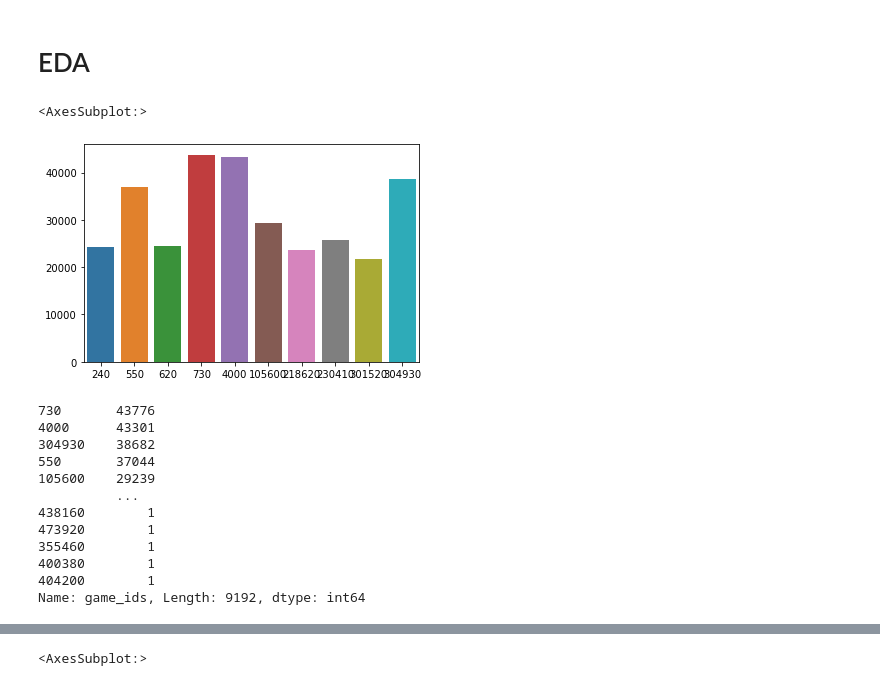
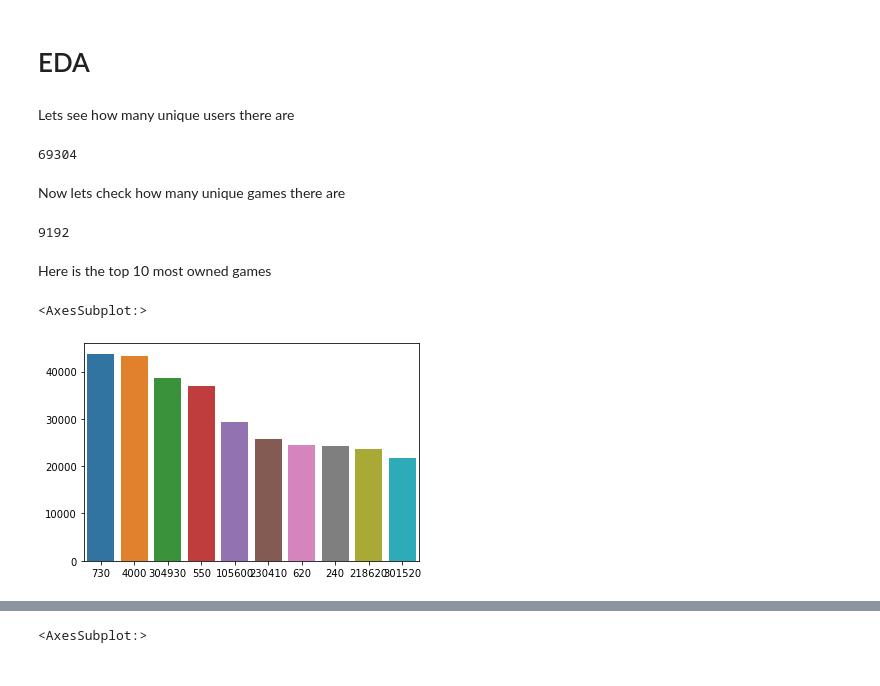
Before and after one commit to JakeAsh22/steam-rec-system, a Jupyter notebook: get_data.ipynb, the cells around one changed output, grey strips where cells are left out. Cells and saved outputs as stored; diff of their text form; code cells hidden in the pictures.

```diff
--- a/get_data.ipynb
+++ b/get_data.ipynb
@@ -248,23 +184,22 @@ clean_df
 4294257 rows × 3 columns
 # %% [markdown]
 # EDA
+# %% [markdown]
+Lets see how many unique users there are
+# %%
+len(set(clean_df['user_ids']))
+# %% [output]
+69304
+# %% [markdown]
+Now lets check how many unique games there are
+# %%
+len(set(clean_df['game_ids']))
+# %% [output]
+9192
+# %% [markdown]
+Here is the top 10 most owned games
 # %%
-sns.barplot(x = clean_df['game_ids'].value_counts().index[0:10], y = clean_df['game_ids'].value_counts().values[0:10])
+sns.barplot(x = clean_df['game_ids'].value_counts().index[0:10], y = clean_df['game_ids'].value_counts().values[0:10],order=clean_df['game_ids'].value_counts().index[0:10])
 # %% [output]
 <AxesSubplot:>
-[figure, old version]
+[figure, new version]
-# %%
-clean_df['game_ids'].value_counts()
-# %% [output]
-730       43776
-4000      43301
-304930    38682
-550       37044
-105600    29239
-          ...
-438160        1
-473920        1
-355460        1
-400380        1
-404200        1
-Name: game_ids, Length: 9192, dtype: int64
```
Also changed, not shown: parts of 76 cells of this notebook, 5 other files.
